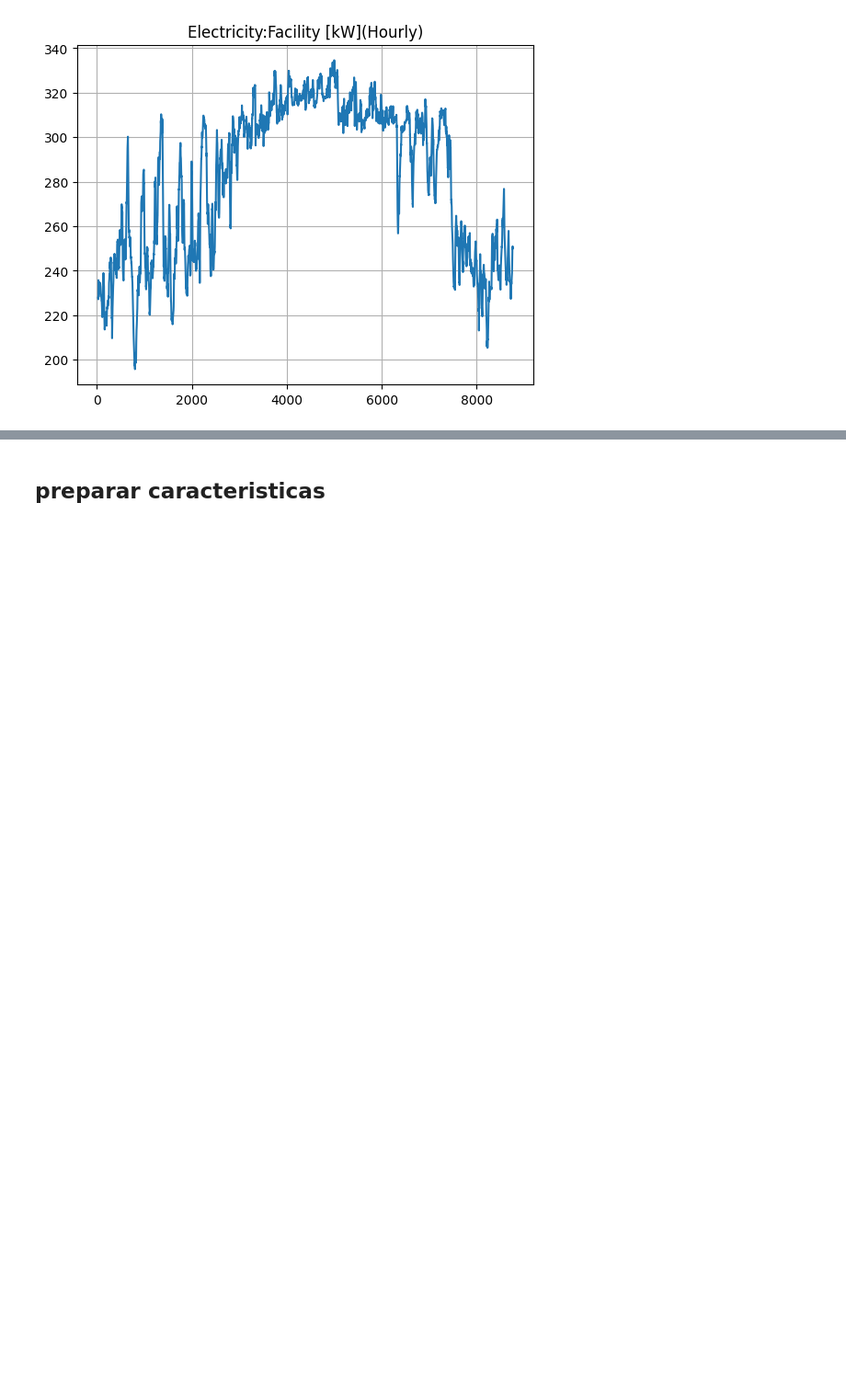
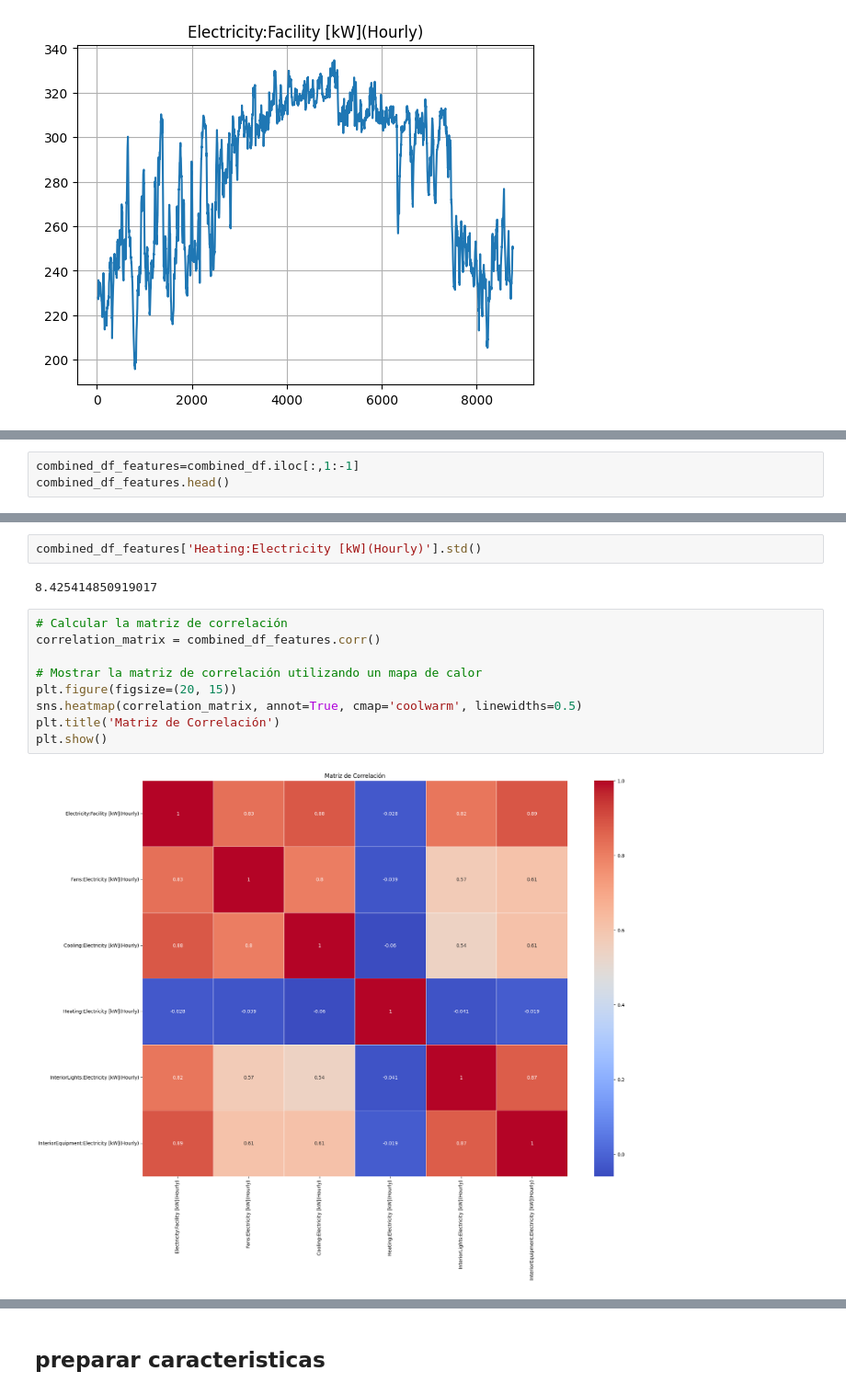
Before and after one commit to kesant/energy_consumption, a Jupyter notebook: notebooks/analsis_archivos_consumo_casas.ipynb, the cells around one changed output, grey strips where cells are left out. Shown: that part at 92% size. Drawn from its saved outputs; the diff is of its cells as text; blank space fills up the shorter version.

```diff
--- a/notebooks/analsis_archivos_consumo_casas.ipynb
+++ b/notebooks/analsis_archivos_consumo_casas.ipynb
@@ -102,0 +113,3 @@ plt.show()
+# %%
+combined_df_features=combined_df.iloc[:,1:-1]
+combined_df_features.head()
@@ -102,0 +147,15 @@ plt.show()
+# %%
+combined_df_features['Heating:Electricity [kW](Hourly)'].std()
+# %% [output]
+8.425414850919017
+# %%
+# Calcular la matriz de correlación
+correlation_matrix = combined_df_features.corr()
+
+# Mostrar la matriz de correlación utilizando un mapa de calor
+plt.figure(figsize=(20, 15))
+sns.heatmap(correlation_matrix, annot=True, cmap='coolwarm', linewidths=0.5)
+plt.title('Matriz de Correlación')
+plt.show()
+# %% [output]
+[figure, added]
```
Also changed, not shown: parts of 15 cells of this notebook, 9 other files.
